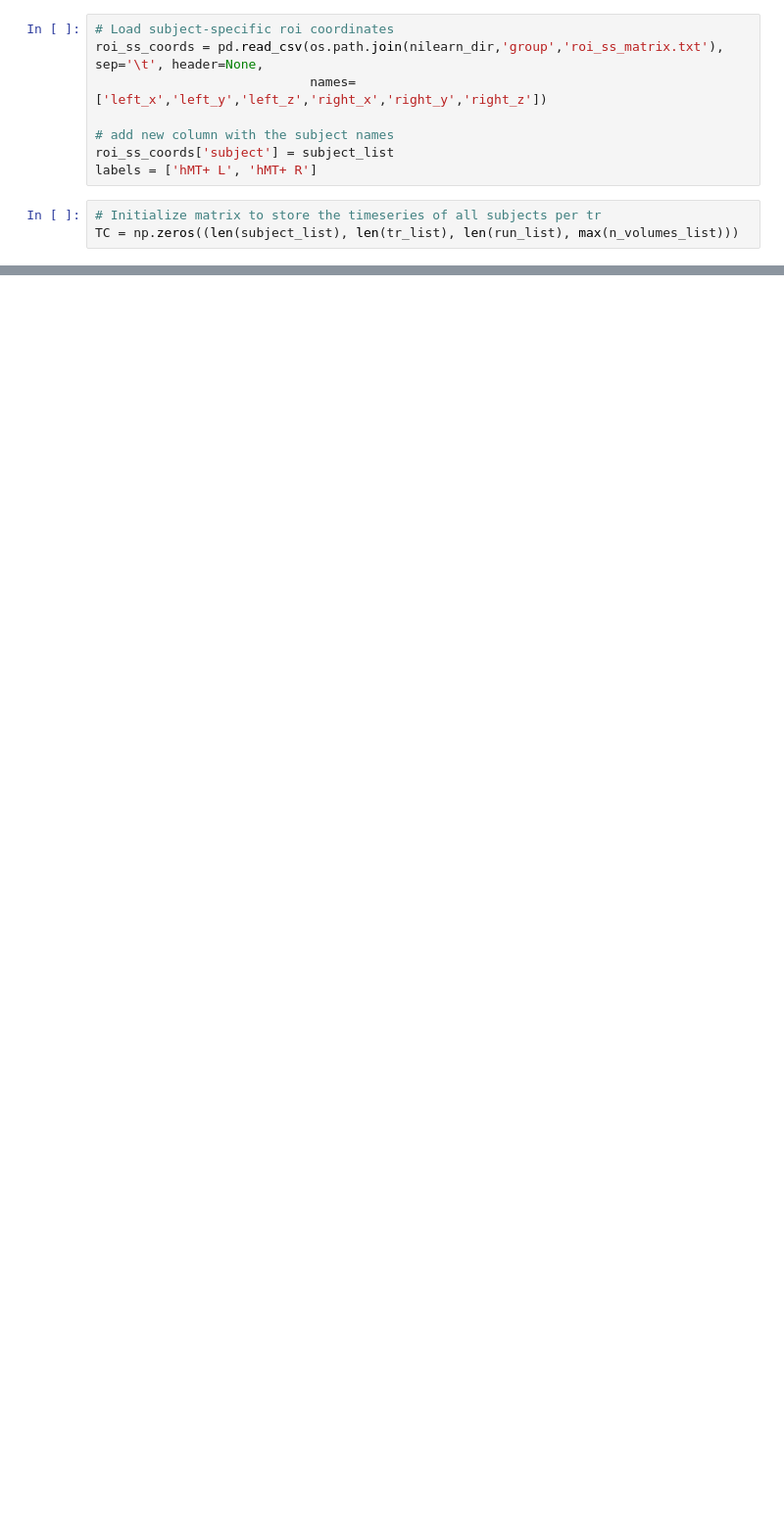
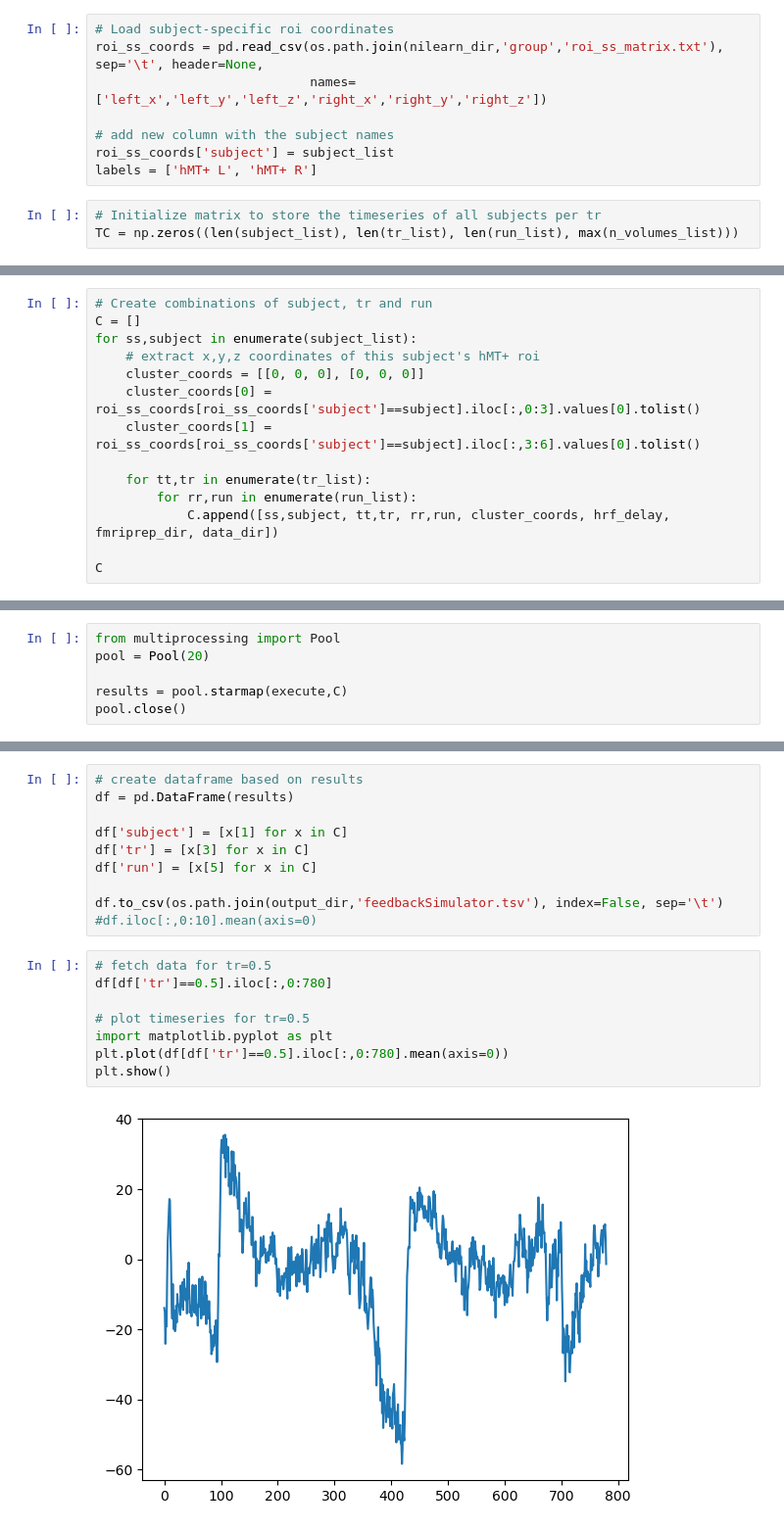
Before and after one commit to CIBIT-UC/vpmbtr, a Jupyter notebook: scripts/feedback.ipynb, the cells around one changed output, grey strips where cells are left out. Shown at 98% size. Drawn from its saved outputs; the diff is of its cells as text; blank space fills up the shorter version.

Commit message:
trying feedback stuff

```diff
--- a/scripts/feedback.ipynb
+++ b/scripts/feedback.ipynb
@@ -40,0 +31,14 @@ Parallel(n_jobs=8)(
+# %%
+# Create combinations of subject, tr and run
+C = []
+for ss,subject in enumerate(subject_list):
+    # extract x,y,z coordinates of this subject's hMT+ roi
+    cluster_coords = [[0, 0, 0], [0, 0, 0]]
+    cluster_coords[0] = roi_ss_coords[roi_ss_coords['subject']==subject].iloc[:,0:3].values[0].tolist()
+    cluster_coords[1] = roi_ss_coords[roi_ss_coords['subject']==subject].iloc[:,3:6].values[0].tolist()
+
+    for tt,tr in enumerate(tr_list):
+        for rr,run in enumerate(run_list):
+            C.append([ss,subject, tt,tr, rr,run, cluster_coords, hrf_delay, fmriprep_dir, data_dir])
+
+C
@@ -40,0 +63,6 @@ Parallel(n_jobs=8)(
+# %%
+from multiprocessing import Pool
+pool = Pool(20)
+
+results = pool.starmap(execute,C)
+pool.close()
@@ -40,0 +85,20 @@ Parallel(n_jobs=8)(
+# %%
+# create dataframe based on results
+df = pd.DataFrame(results)
+
+df['subject'] = [x[1] for x in C]
+df['tr'] = [x[3] for x in C]
+df['run'] = [x[5] for x in C]
+
+df.to_csv(os.path.join(output_dir,'feedbackSimulator.tsv'), index=False, sep='\t')
+#df.iloc[:,0:10].mean(axis=0)
+# %%
+# fetch data for tr=0.5
+df[df['tr']==0.5].iloc[:,0:780]
+
+# plot timeseries for tr=0.5
+import matplotlib.pyplot as plt
+plt.plot(df[df['tr']==0.5].iloc[:,0:780].mean(axis=0))
+plt.show()
+# %% [output]
+[figure, added]
```
Also changed, not shown: parts of 5 cells of this notebook, 1 other file.
